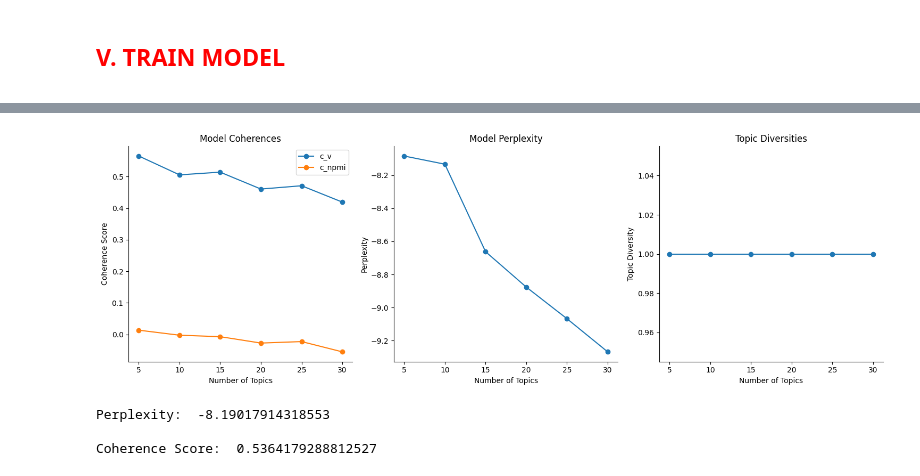
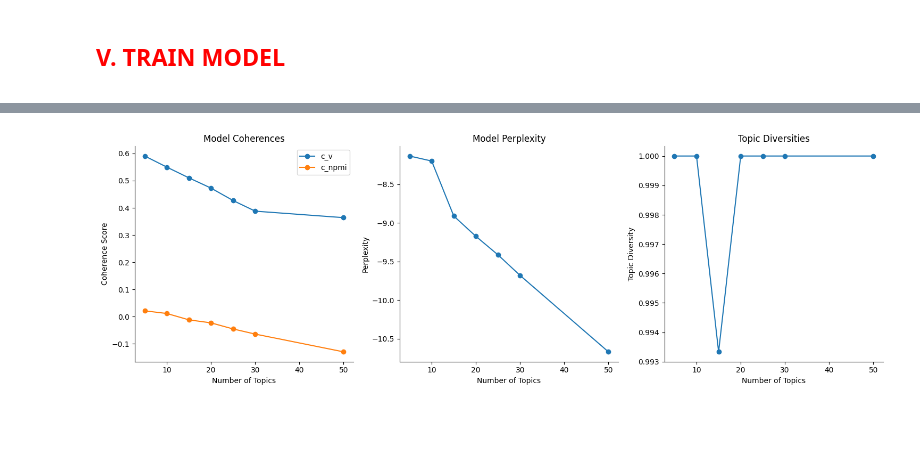
Before and after one commit to luisanomayo/MSc_Thesis_NLP_topic_modelling, a Jupyter notebook: topic_modelling/LDA_models/notebooks/lda_model_new_20_08_22.ipynb, the cells around one changed output, grey strips where cells are left out. Cells and saved outputs as stored; diff of their text form; code cells hidden in the pictures; blank space fills up the shorter version.

```diff
--- a/topic_modelling/LDA_models/notebooks/lda_model_new_20_08_22.ipynb
+++ b/topic_modelling/LDA_models/notebooks/lda_model_new_20_08_22.ipynb
@@ -726 +550,5 @@ Number of unique tokens: 7368
 Number of documents: 61376
+# %%
+#save corpus
+with open("../models/bow_corpus.pkl", "wb") as f:
+    pickle.dump(corpus, f)
@@ -726,0 +559,15 @@ Number of documents: 61376
+# %%
+#create custom embeddings using gensim word2vec - no bigrams
+#code from gensim word2vec documentation & codebasics from youtube
+
+#list of tokenized docs for word2vec model
+#w2v_docs = lda_data['tokens'].tolist()
+
+#instantiate the word2vec model
+w2v_model = Word2Vec(window = 5, min_count = 1, workers = 4, vector_size = 100)
+
+#build vocabulary
+w2v_model.build_vocab(docs, progress_per = 1000)
+
+#train model
+w2v_model.train(docs, total_examples = w2v_model.corpus_count, epochs = w2v_model.epochs)
@@ -726,0 +581,5 @@ Number of documents: 61376
+# %%
+terms_check = ['lulu', 'reddit', 'parent', 'brown', 'metro', 'employee', 'noon', 'summer', 'mosque', 'lgbt', 'golden', 'mall']
+
+for word in terms_check:
+    print (w2v_model.wv.most_similar (word))
@@ -766,14 +620,14 @@ id2word = dictionary.id2token
 temp = dictionary[0] #to "load" the dictionary
 
 #range of topics
-topics_range = [5,10,15,20,25,30,35,40,45,50]
+topics_range = [5,10,15,20,25,30,50]
 
 # Lists to hold metrics
 model_coherence_cv = []
 #model_coherence_umass = []
 model_coherence_cnpmi = []
 model_perplexity = []
-topic_diversities = []
+topic_diversity = []
 
 start_time = time.time()
 for num_topics in topics_range:
@@ -788,7 +642,7 @@ for num_topics in topics_range:
                          iterations=iterations,
                          num_topics=num_topics,
                          per_word_topics=True,
-                         random_state=80)
+                         random_state=180)
 
     # Compute c_v score
     c_v = CoherenceModel(model=lda_model, texts=docs, dictionary=dictionary, coherence='c_v')
@@ -813,6 +667,8 @@ for num_topics in topics_range:
     top_n = 10
     top_words = [word for topic_id in range(num_topics) for word, _ in lda_model.show_topic(topic_id, topn=top_n)]
     diversity = len(set(top_words)) / (num_topics * top_n)
-    topic_diversities.append(diversity)
+    topic_diversity.append(diversity)
+
+    print(f"For {num_topics} topics: Coherence(c_v) = {cv_lda},Coherence(c_npmi) = {cnpmi_lda}, Perplexity = {perplexity}, Topic Diversity = {diversity}")
 
 print(f"This model took {(time.time() - start_time)/60 :.2f} minutes to train")
@@ -821,32 +691,32 @@ print(f"This model took {(time.time() - start_time)/60 :.2f} minutes to train")
 fig, axes = plt.subplots(1, 3, figsize=(15, 5))
 
 #Plot model coherences
 axes[0].plot(topics_range, model_coherence_cv, marker='o', label='c_v')
 axes[0].plot(topics_range, model_coherence_cnpmi, marker='o', label='c_npmi')
 axes[0].set_xlabel('Number of Topics')
 axes[0].set_ylabel('Coherence Score')
 axes[0].legend()
 axes[0].set_title('Model Coherences')
 
 #Plot model perplexity
 axes[1].plot(topics_range, model_perplexity, marker='o')
 axes[1].set_xlabel('Number of Topics')
 axes[1].set_ylabel('Perplexity')
 axes[1].set_title('Model Perplexity')
 
 #Plot topic diversities
-axes[2].plot(topics_range, topic_diversities, marker='o')
+axes[2].plot(topics_range, topic_diversity, marker='o')
 axes[2].set_xlabel('Number of Topics')
 axes[2].set_ylabel('Topic Diversity')
 axes[2].set_title('Topic Diversities')
 
 #Remove right and top borders for each plot
 for ax in axes:
     ax.spines['right'].set_visible(False)
     ax.spines['top'].set_visible(False)
 
 plt.tight_layout()
 plt.savefig('lda_metrics_plots.png')
 plt.show()
 # %% [output]
-[figure, old version]
+[figure, new version]
@@ -879,14 +722,0 @@ lda_model = LdaModel(corpus = corpus,
-# %%
-#check coherence and perplexity
-
-# Compute Perplexity
-print('\nPerplexity: ', lda_model.log_perplexity(corpus))  # a measure of how good the model is. lower the better.
-
-# Compute Coherence Score
-coherence_model_lda = CoherenceModel(model=lda_model, texts=docs, dictionary=dictionary, coherence='c_v')
-coherence_lda = coherence_model_lda.get_coherence()
-print('\nCoherence Score: ', coherence_lda)
-# %% [output]
-Perplexity:  -8.19017914318553
-
-Coherence Score:  0.5364179288812527
```
Also changed, not shown: parts of 83 cells of this notebook.
